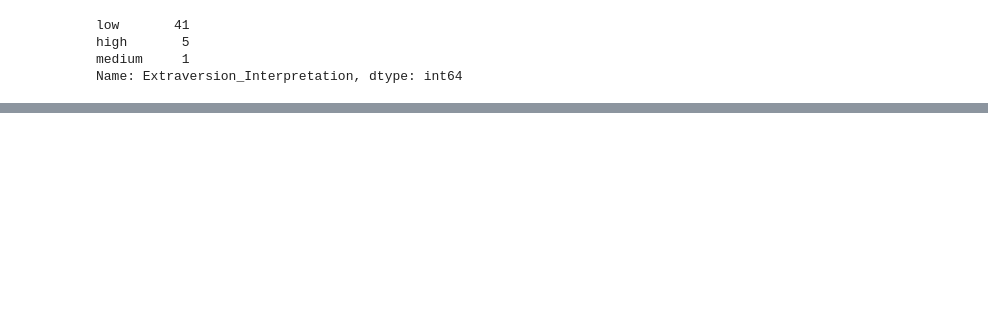
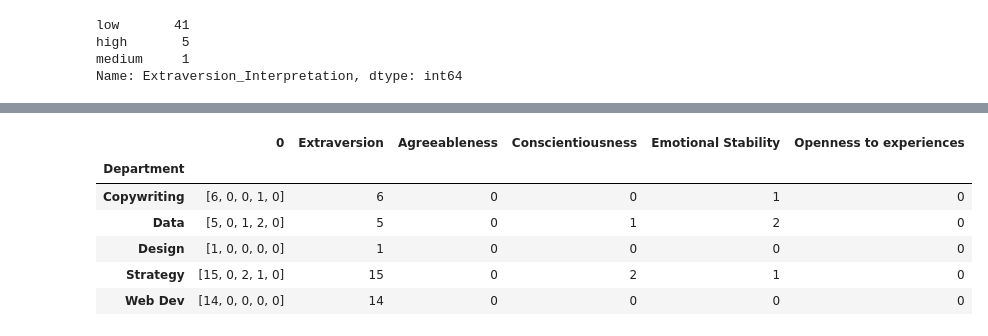
Before and after one commit to Nyiko-Ngwenya/Data-Wrangling-, a Jupyter notebook: Data Wrangling.ipynb, the cells around one changed output, grey strips where cells are left out. Saved outputs shown, nothing was run; the diff lists cells and outputs as text; code cells hidden in the pictures; blank space fills up the shorter version.

```diff
--- a/Data Wrangling.ipynb
+++ b/Data Wrangling.ipynb
@@ -297,6 +297,11 @@ def attempt(we):
 #low.groupby('Department').filter(lambda group: attempt(group.values))
 a = low.groupby('Department').apply(lambda group: attempt(group.values))
 print(a)
+print(type(a))
+ab = a.to_frame()
+display(ab)
+print(ab.columns)
+ab
 # low.groupby(['Department'])['ID'].count()
 # groupedd = low.groupby('Department')
 # groupedd.filter(lambda x: x['Agreeableness_Interpretation'].mean() > 3.)
@@ -318,0 +340,27 @@ dtype: object
+# %%
+def assigningResults(row,Category_Num):
+    count = 0
+
+    for column in ab.columns:
+        tuplee = row[column]
+        if type(tuplee) == list:
+            return tuplee[Category_Num]
+        else:
+            pass
+    return tuplee[Category_Num]
+# %%
+ab['Extraversion'] = ab.apply(lambda row : assigningResults(row,0), axis = 1)
+ab['Agreeableness'] = ab.apply(lambda row : assigningResults(row,1), axis = 1)
+ab['Conscientiousness'] = ab.apply(lambda row : assigningResults(row,2), axis = 1)
+ab['Emotional Stability'] = ab.apply(lambda row : assigningResults(row,3), axis = 1)
+ab['Openness to experiences'] = ab.apply(lambda row : assigningResults(row,4), axis = 1)
+# %%
+ab
+# %% [output]
+|  | 0 | Extraversion | Agreeableness | Conscientiousness | Emotional Stability | Openness to experiences |
+| Department |  |  |  |  |  |  |
+| Copywriting | [6, 0, 0, 1, 0] | 6 | 0 | 0 | 1 | 0 |
+| Data | [5, 0, 1, 2, 0] | 5 | 0 | 1 | 2 | 0 |
+| Design | [1, 0, 0, 0, 0] | 1 | 0 | 0 | 0 | 0 |
+| Strategy | [15, 0, 2, 1, 0] | 15 | 0 | 2 | 1 | 0 |
+| Web Dev | [14, 0, 0, 0, 0] | 14 | 0 | 0 | 0 | 0 |
```
Also changed, not shown: parts of 1 cell of this notebook.
